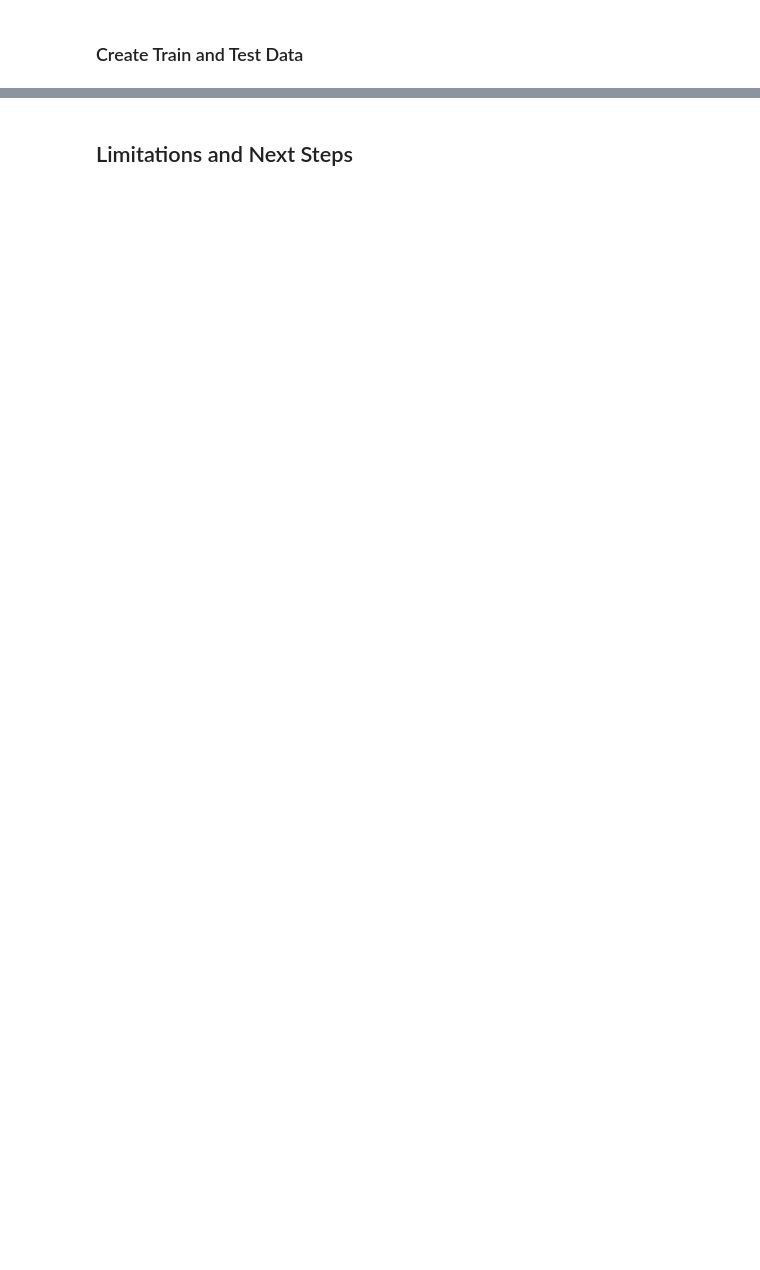
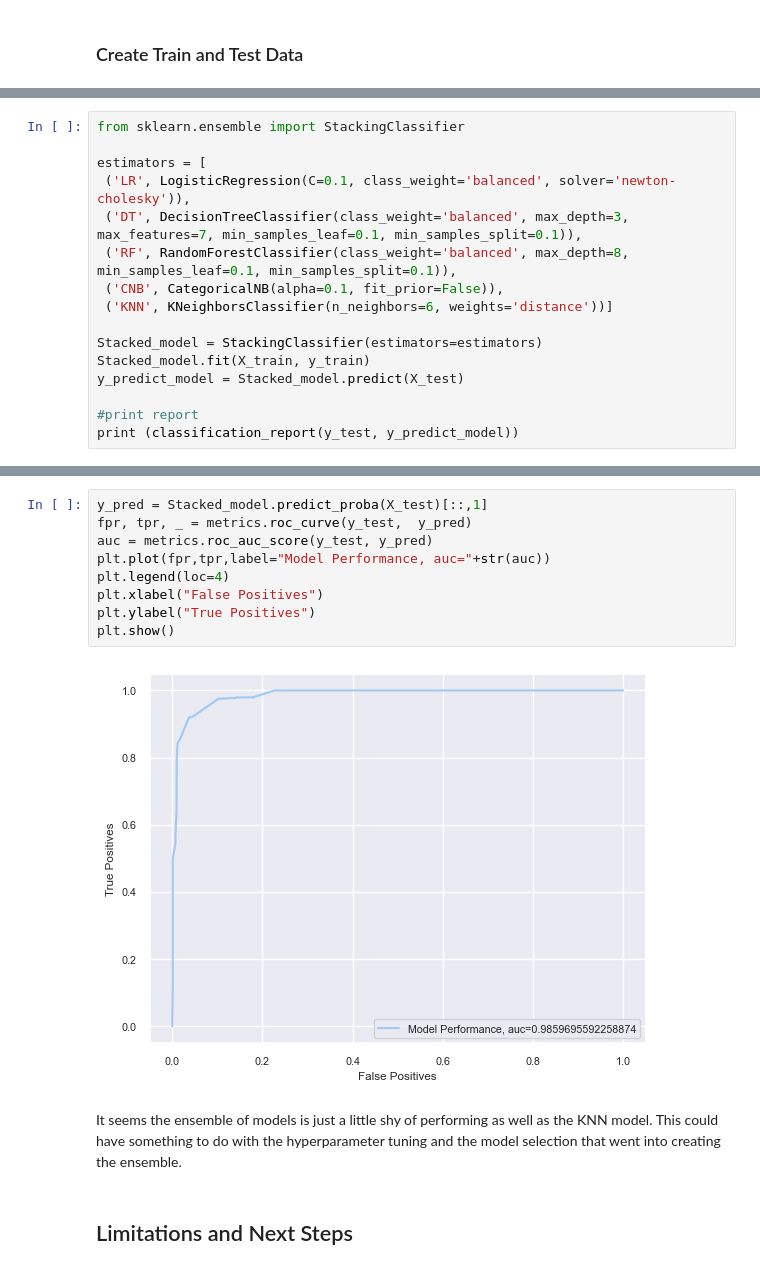
Before and after one commit to 4vantikanair/MandA_Project, a Jupyter notebook: Medication_and_Addiction.ipynb, the cells around one changed output, grey strips where cells are left out. Saved outputs shown, nothing was run; the diff lists cells and outputs as text; blank space fills up the shorter version.

```diff
--- a/Medication_and_Addiction.ipynb
+++ b/Medication_and_Addiction.ipynb
@@ -457,0 +603,16 @@ plt.show()
+# %%
+from sklearn.ensemble import StackingClassifier
+
+estimators = [
+ ('LR', LogisticRegression(C=0.1, class_weight='balanced', solver='newton-cholesky')),
+ ('DT', DecisionTreeClassifier(class_weight='balanced', max_depth=3, max_features=7, min_samples_leaf=0.1, min_samples_split=0.1)),
+ ('RF', RandomForestClassifier(class_weight='balanced', max_depth=8, min_samples_leaf=0.1, min_samples_split=0.1)),
+ ('CNB', CategoricalNB(alpha=0.1, fit_prior=False)),
+ ('KNN', KNeighborsClassifier(n_neighbors=6, weights='distance'))]
+
+Stacked_model = StackingClassifier(estimators=estimators)
+Stacked_model.fit(X_train, y_train)
+y_predict_model = Stacked_model.predict(X_test)
+
+#print report
+print (classification_report(y_test, y_predict_model))
@@ -458,3 +641,16 @@ plt.show()
+# %%
+y_pred = Stacked_model.predict_proba(X_test)[::,1]
+fpr, tpr, _ = metrics.roc_curve(y_test,  y_pred)
+auc = metrics.roc_auc_score(y_test, y_pred)
+plt.plot(fpr,tpr,label="Model Performance, auc="+str(auc))
+plt.legend(loc=4)
+plt.xlabel("False Positives")
+plt.ylabel("True Positives")
+plt.show()
+# %% [output]
+[figure, added]
+# %% [markdown]
+It seems the ensemble of models is just a little shy of performing as well as the KNN model. This could have something to do with the hyperparameter tuning and the model selection that went into creating the ensemble.
 # %% [markdown]
 ## Limitations and Next Steps
 # %% [markdown]
```
Also changed, not shown: parts of 56 cells of this notebook.
